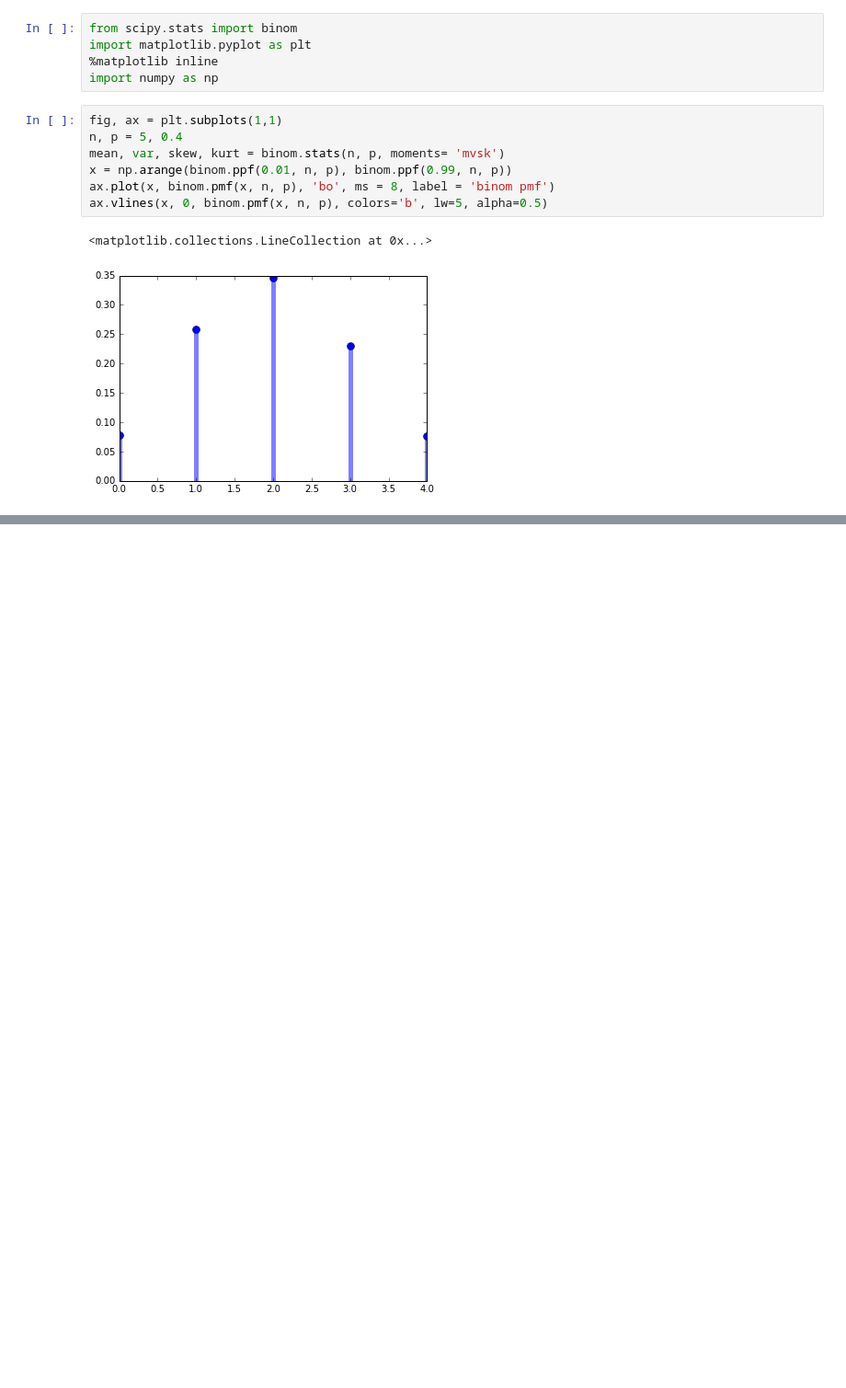
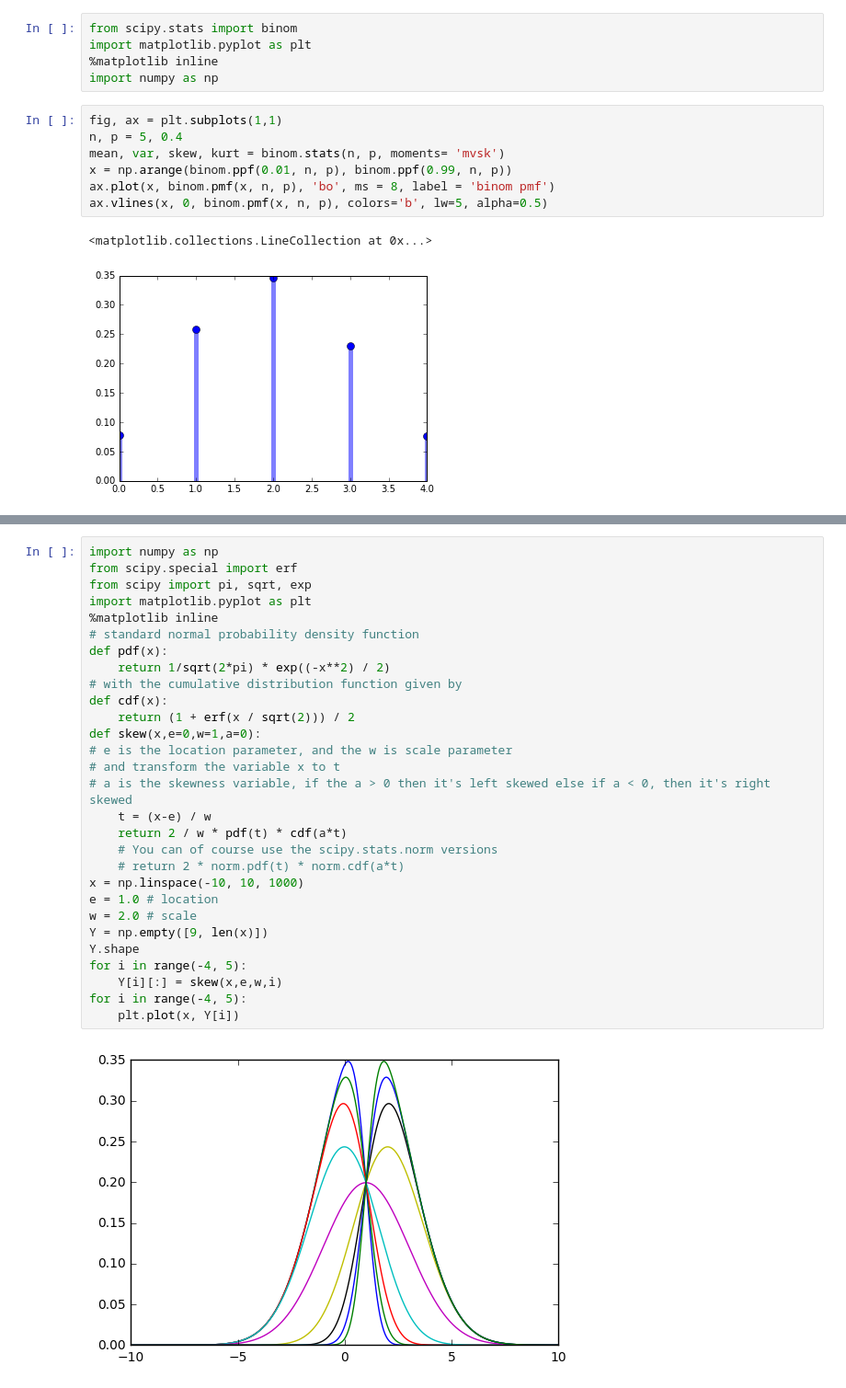
Before and after one commit to Mostafa-At-GitHub/Deeplearning, a Jupyter notebook: Untitled2.ipynb, the cells around one changed output, grey strips where cells are left out. Shown at 92% size. Saved outputs shown, nothing was run; the diff lists cells and outputs as text; blank space fills up the shorter version.

Commit message:
add skew and kurt session to ipython notebook

```diff
--- a/Untitled2.ipynb
+++ b/Untitled2.ipynb
@@ -15,0 +32,31 @@ ax.vlines(x, 0, binom.pmf(x, n, p), colors='b', lw=5, alpha=0.5)
+# %%
+import numpy as np
+from scipy.special import erf
+from scipy import pi, sqrt, exp
+import matplotlib.pyplot as plt
+%matplotlib inline
+# standard normal probability density function
+def pdf(x):
+    return 1/sqrt(2*pi) * exp((-x**2) / 2)
+# with the cumulative distribution function given by
+def cdf(x):
+    return (1 + erf(x / sqrt(2))) / 2
+def skew(x,e=0,w=1,a=0):
+# e is the location parameter, and the w is scale parameter
+# and transform the variable x to t
+# a is the skewness variable, if the a > 0 then it's left skewed else if a < 0, then it's right skewed
+    t = (x-e) / w
+    return 2 / w * pdf(t) * cdf(a*t)
+    # You can of course use the scipy.stats.norm versions
+    # return 2 * norm.pdf(t) * norm.cdf(a*t)
+x = np.linspace(-10, 10, 1000)
+e = 1.0 # location
+w = 2.0 # scale
+Y = np.empty([9, len(x)])
+Y.shape
+for i in range(-4, 5):
+    Y[i][:] = skew(x,e,w,i)
+for i in range(-4, 5):
+    plt.plot(x, Y[i])
+# %% [output]
+[figure, added]
```
Also changed, not shown: parts of 4 cells of this notebook, 2 other files.
